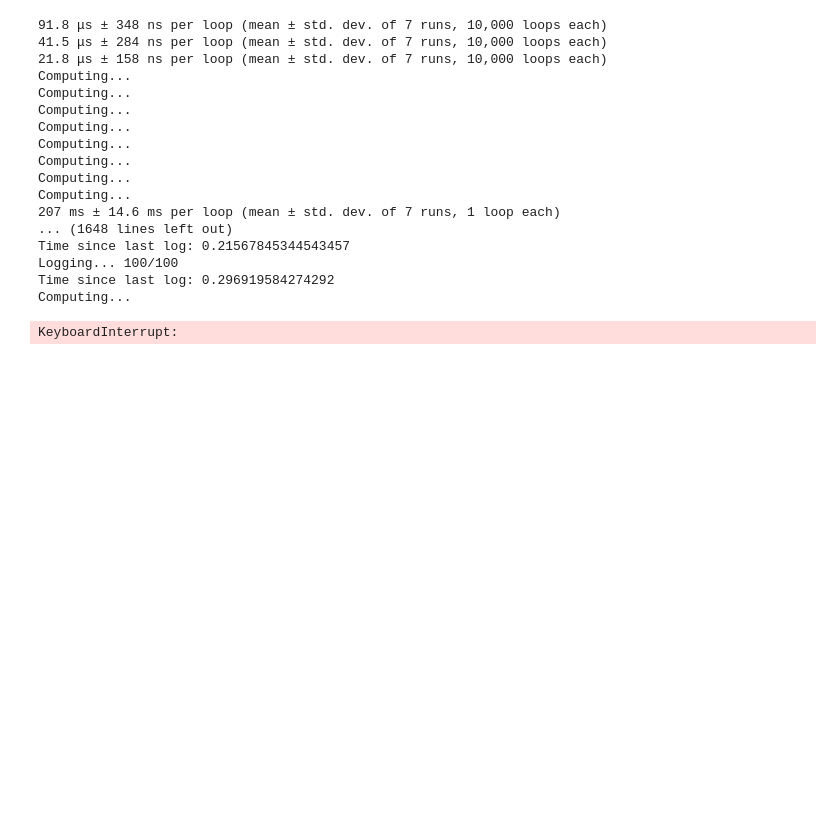
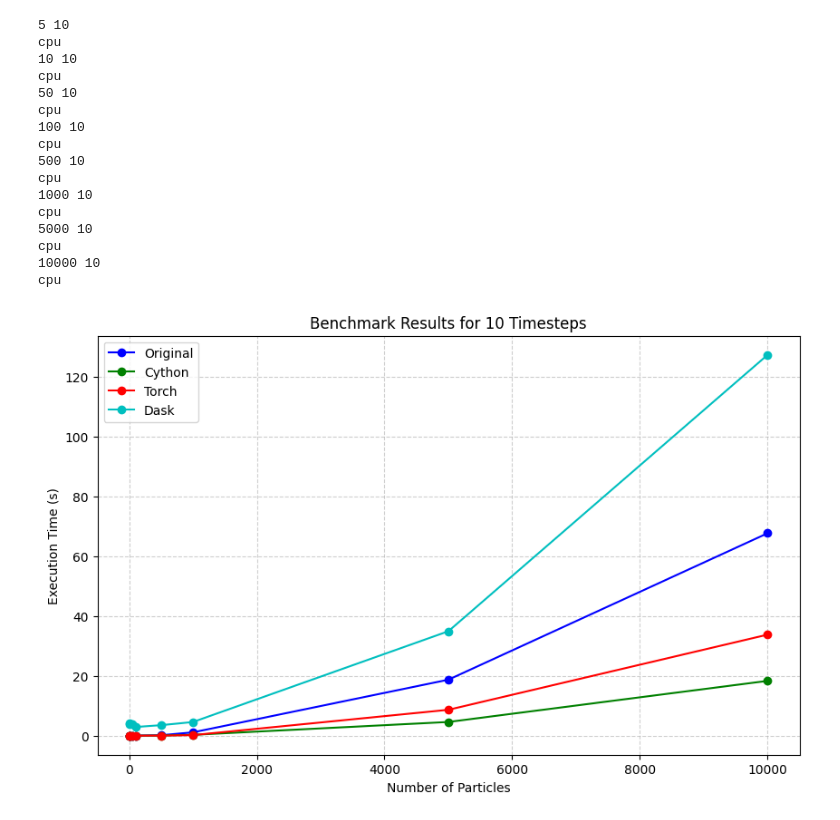
Before and after one commit to numisteinn/hpc-project, a Jupyter notebook: benchmark.ipynb, the cells around one changed output. Drawn from its saved outputs; the diff is of its cells as text; code cells hidden in the pictures; blank space fills up the shorter version.

Commit message:
some better visualization

```diff
--- a/benchmark.ipynb
+++ b/benchmark.ipynb
@@ -6,9 +5,8 @@ from nbody_original.nbody_pure_python import main as pure_main
 from nbody_pytorch.nbody_pytorch import main as torch_main
 from nbody_dask.nbody_dask import main as dask_main
 # %%
-number_of_particles = [5, 10, 50, 100]#, 500, 1000, 5000]
-number_of_timesteps = [1, 10, 100, 1000]
-repeat = 10
+number_of_particles = [5, 10, 50, 100, 500, 1000, 5000, 10000]
+number_of_timesteps = [1, 10, 100]
 
 def get_params(number_of_particles, number_of_timesteps):
     return {
@@ -22,57 +20,65 @@ def get_params(number_of_particles, number_of_timesteps):
         "save_plot": False,
     }
 
-execution_times = np.zeros((5, len(number_of_particles), len(number_of_timesteps), repeat))
+execution_times = np.zeros((4, len(number_of_particles), len(number_of_timesteps)), dtype=np.float64)
 # %%
+from timeit import default_timer as timer
+
 for i, n_particles in enumerate(number_of_particles):
     for j, n_timesteps in enumerate(number_of_timesteps):
-        t_original = %timeit -o original_main(**get_params(n_particles, n_timesteps))
-        execution_times[0, i, j] = np.median(t_original.all_runs)
-        t_pure = %timeit -o pure_main(**get_params(n_particles, n_timesteps))
-        execution_times[1, i, j] = np.median(t_pure.all_runs)
-        t_cython = %timeit -o cython_main(**get_params(n_particles, n_timesteps))
-        execution_times[2, i, j] = np.median(t_cython.all_runs)
-        t_torch = %timeit -o torch_main(**get_params(n_particles, n_timesteps))
-        execution_times[3, i, j] = np.median(t_torch.all_runs)
-        t_dask = %timeit -o dask_main(**get_params(n_particles, n_timesteps))
-        execution_times[4, i, j] = np.median(t_dask.all_runs)
+        print(n_particles,n_timesteps)
+        start_time = timer()
+        original_main(**get_params(n_particles, n_timesteps))
+        end_time = timer()
+        execution_times[0, i, j] = end_time - start_time
+        start_time = timer()
+        cython_main(**get_params(n_particles, n_timesteps))
+        end_time = timer()
+        execution_times[1, i, j] = end_time - start_time
+        start_time = timer()
+        torch_main(**get_params(n_particles, n_timesteps))
+        end_time = timer()
+        execution_times[2, i, j] = end_time - start_time
+        start_time = timer()
+        dask_main(**get_params(n_particles, n_timesteps))
+        end_time = timer()
+        execution_times[3, i, j] = end_time - start_time
 # %% [output]
-91.8 μs ± 348 ns per loop (mean ± std. dev. of 7 runs, 10,000 loops each)
-41.5 μs ± 284 ns per loop (mean ± std. dev. of 7 runs, 10,000 loops each)
-21.8 μs ± 158 ns per loop (mean ± std. dev. of 7 runs, 10,000 loops each)
-Computing...
-Computing...
-Computing...
-Computing...
-Computing...
-Computing...
-Computing...
-Computing...
-207 ms ± 14.6 ms per loop (mean ± std. dev. of 7 runs, 1 loop each)
-... (1648 lines left out)
-Time since last log: 0.21567845344543457
-Logging... 100/100
-Time since last log: 0.296919584274292
-Computing...
+5 10
+cpu
+10 10
+cpu
+50 10
+cpu
+100 10
+cpu
+500 10
+cpu
+1000 10
+cpu
+5000 10
+cpu
+10000 10
+cpu
-KeyboardInterrupt:
 # %%
 import matplotlib.pyplot as plt
-labels = ['Original', 'Pure', 'Cython', 'Torch', 'Dask']
-colors = ['b', 'g', 'r', 'c', 'm']
+labels = ['Original', 'Cython', 'Torch', 'Dask']
+colors = ['b', 'g', 'r', 'c']
 
-# Iterate over each number of timesteps
 for j, n_timesteps in enumerate(number_of_timesteps):
     plt.figure(figsize=(10, 6))
-    for method_idx in range(5):
+    for method_idx in range(4):
         plt.plot(
             number_of_particles,
             execution_times[method_idx, :, j],
             marker='o', linestyle='-', color=colors[method_idx], label=labels[method_idx]
         )
 
     plt.xlabel("Number of Particles")
     plt.ylabel("Execution Time (s)")
     plt.title(f"Benchmark Results for {n_timesteps} Timesteps")
     plt.legend()
     plt.grid(True, linestyle='--', alpha=0.6)
     plt.show()
+# %% [output]
+[figure, added]
```
Also changed, not shown: parts of 1 cell of this notebook, 2 other files.
